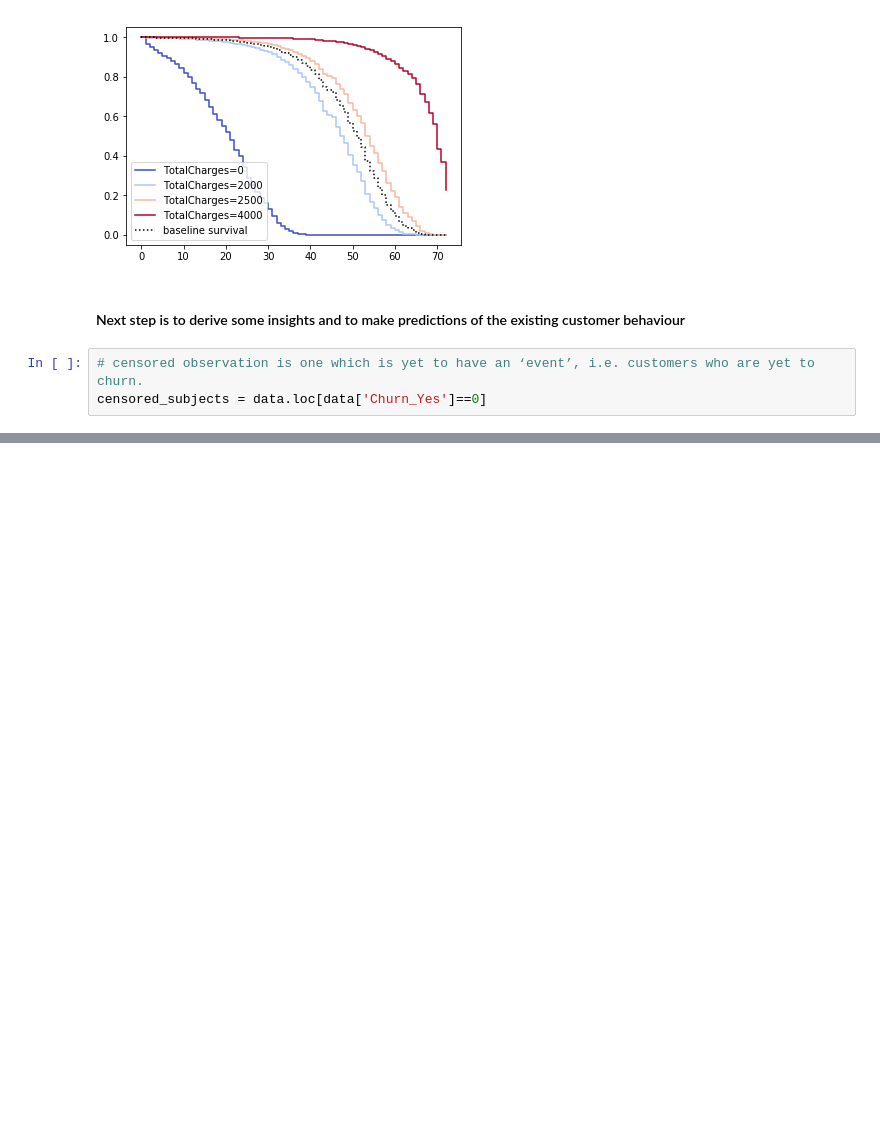
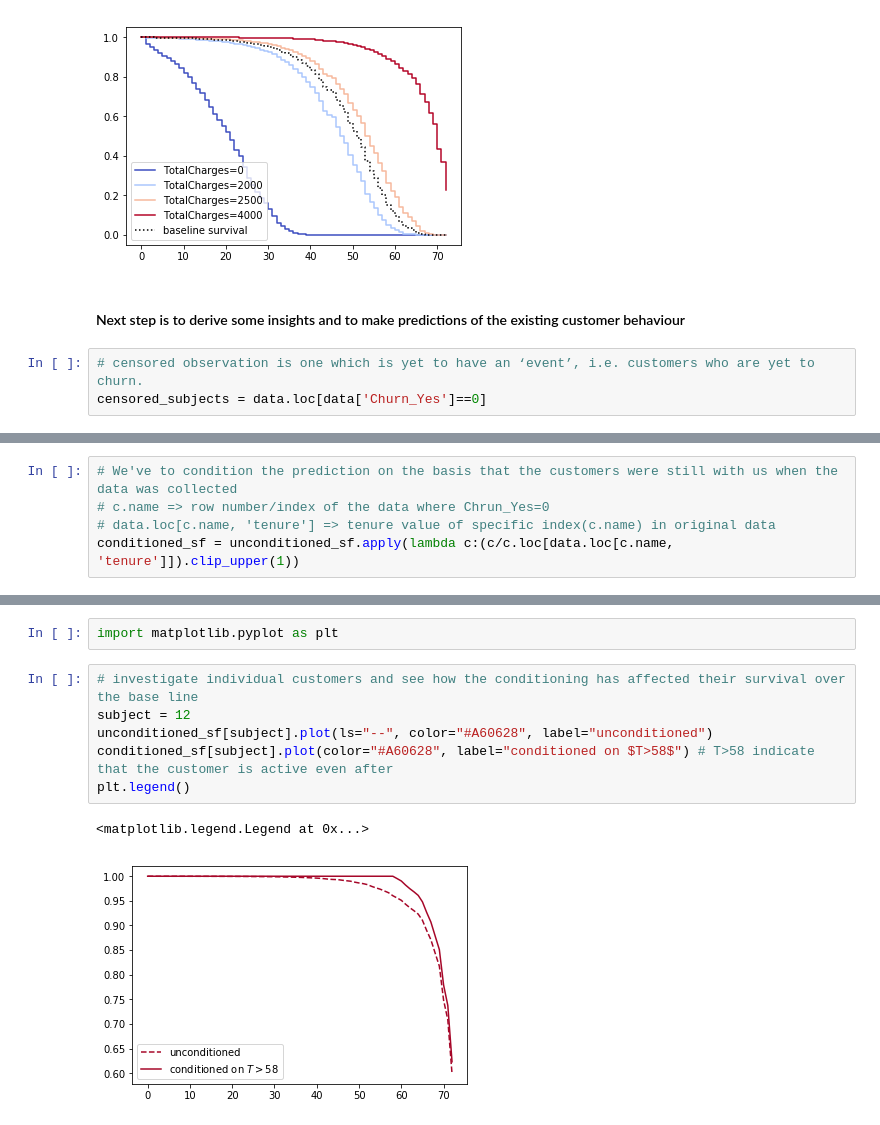
Before and after one commit to PadmajaVB/Cohort-Analysis, a Jupyter notebook: Code/TelcoCustomerChurn.ipynb, the cells around one changed output, grey strips where cells are left out. Saved outputs shown, nothing was run; the diff lists cells and outputs as text; blank space fills up the shorter version.

Commit message:
predicting the behaviour of non churned customers

```diff
--- a/Code/TelcoCustomerChurn.ipynb
+++ b/Code/TelcoCustomerChurn.ipynb
@@ -122,0 +128,5 @@ unconditioned_sf = cph.predict_survival_function(censored_subjects)
+# %%
+# We've to condition the prediction on the basis that the customers were still with us when the data was collected
+# c.name => row number/index of the data where Chrun_Yes=0
+# data.loc[c.name, 'tenure'] => tenure value of specific index(c.name) in original data
+conditioned_sf = unconditioned_sf.apply(lambda c:(c/c.loc[data.loc[c.name, 'tenure']]).clip_upper(1))
@@ -122,0 +154,11 @@ unconditioned_sf = cph.predict_survival_function(censored_subjects)
+# %%
+import matplotlib.pyplot as plt
+# %%
+# investigate individual customers and see how the conditioning has affected their survival over the base line
+subject = 12
+unconditioned_sf[subject].plot(ls="--", color="#A60628", label="unconditioned")
+conditioned_sf[subject].plot(color="#A60628", label="conditioned on $T>58$") # T>58 indicate that the customer is active even after
+plt.legend()
+# %% [output]
+<matplotlib.legend.Legend at 0x...>
+[figure, added]
```
Also changed, not shown: parts of 6 cells of this notebook.
